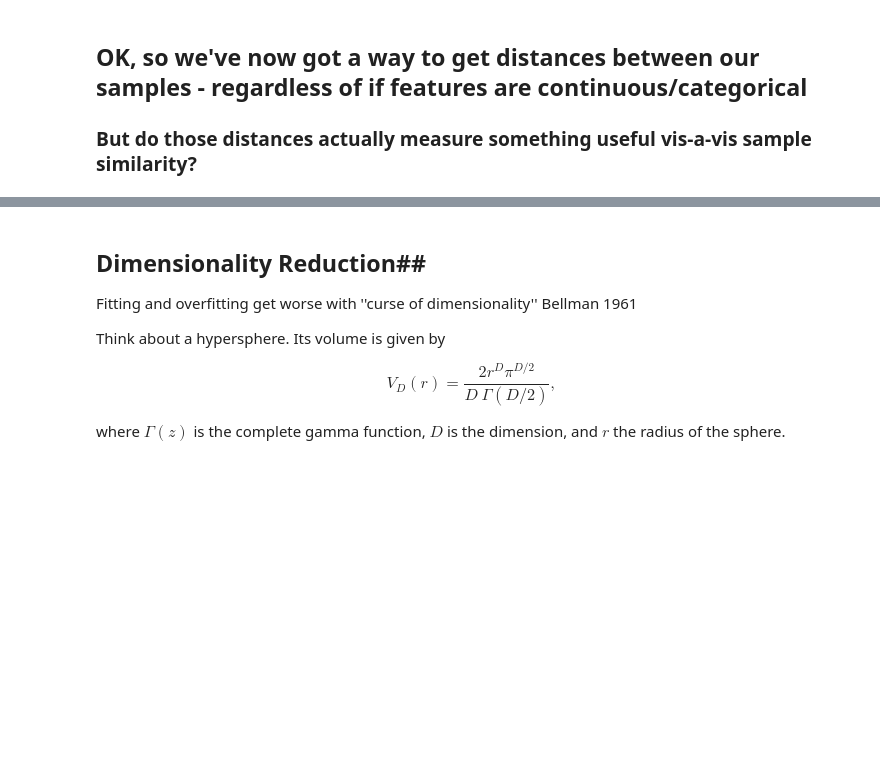
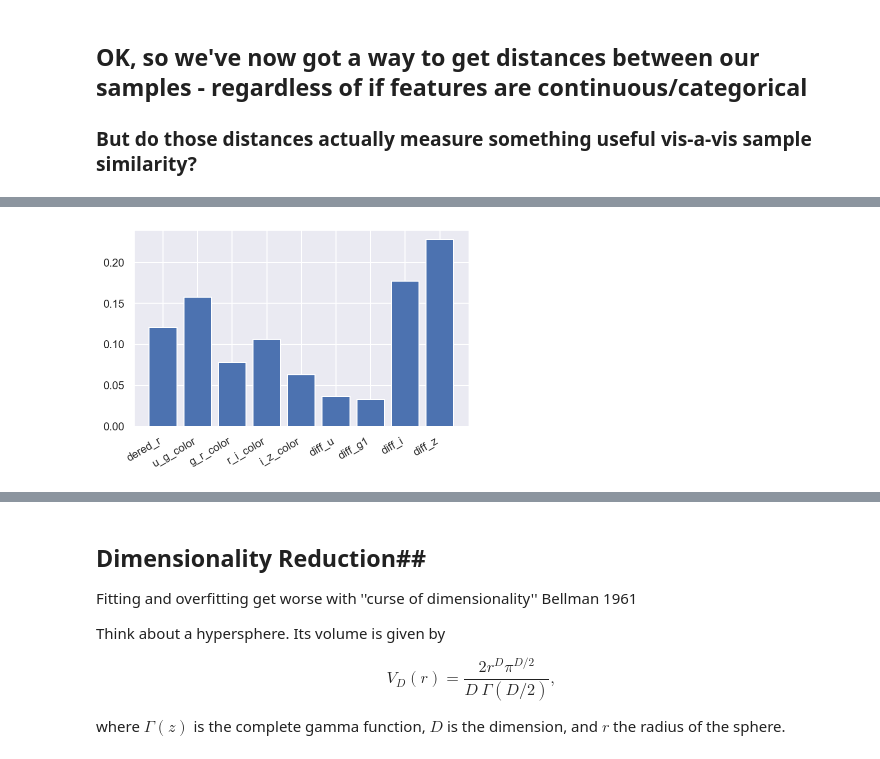
Before and after one commit to gnarayan/ast596_2020_Spring, a Jupyter notebook: lecture/12/week12.ipynb, the cells around one changed output, grey strips where cells are left out. Drawn from its saved outputs; the diff is of its cells as text; code cells hidden in the pictures; blank space fills up the shorter version.

```diff
--- a/lecture/12/week12.ipynb
+++ b/lecture/12/week12.ipynb
@@ -195,0 +311,10 @@ qso_features.head()
+# %%
+n_features = len(mag.columns)
+bar(range(n_features), clf.feature_importances_ )
+ax = plt.gca()
+ax.set_xticks(range(n_features))
+ax.set_xticklabels(list(mag.columns))
+fig = plt.gcf()
+fig.autofmt_xdate()
+# %% [output]
+[figure, added]
```
Also changed, not shown: parts of 17 cells of this notebook, 2 other files.
